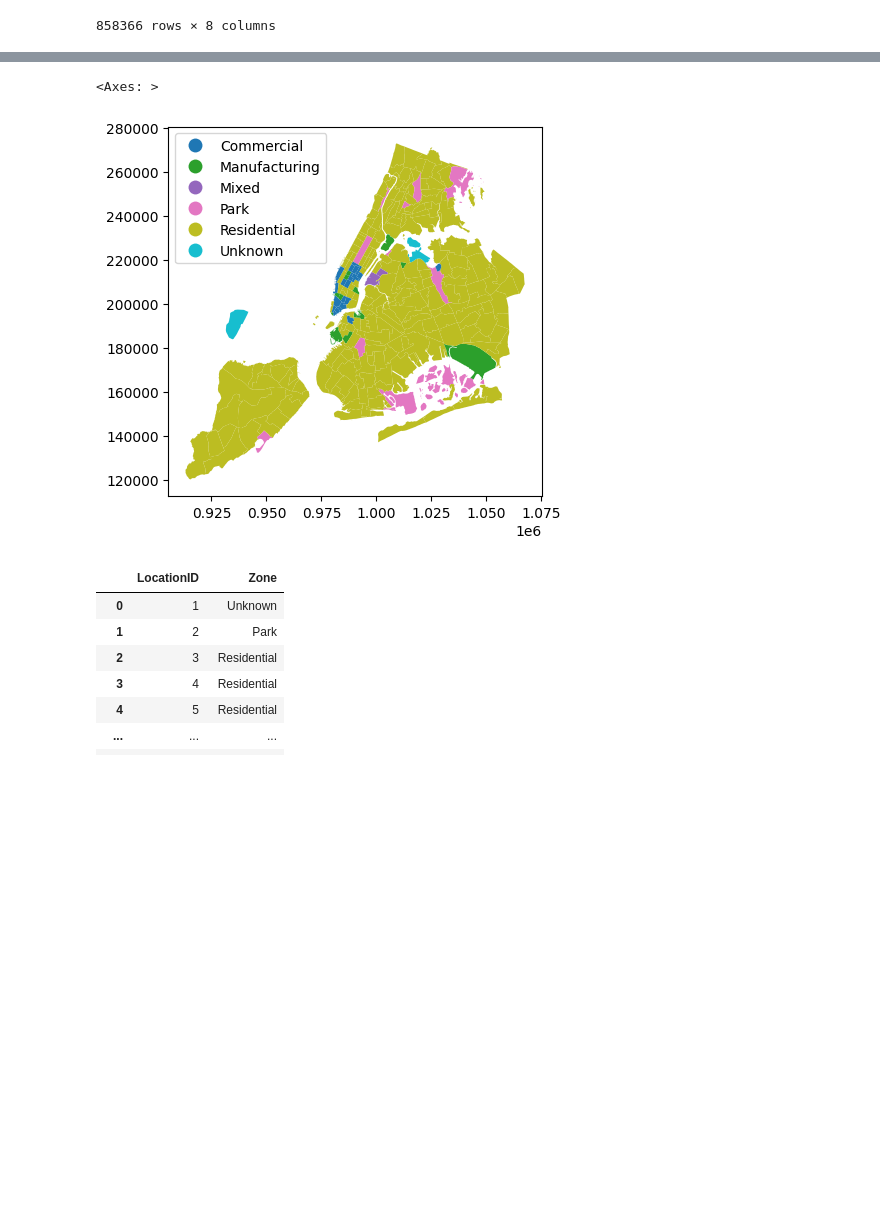
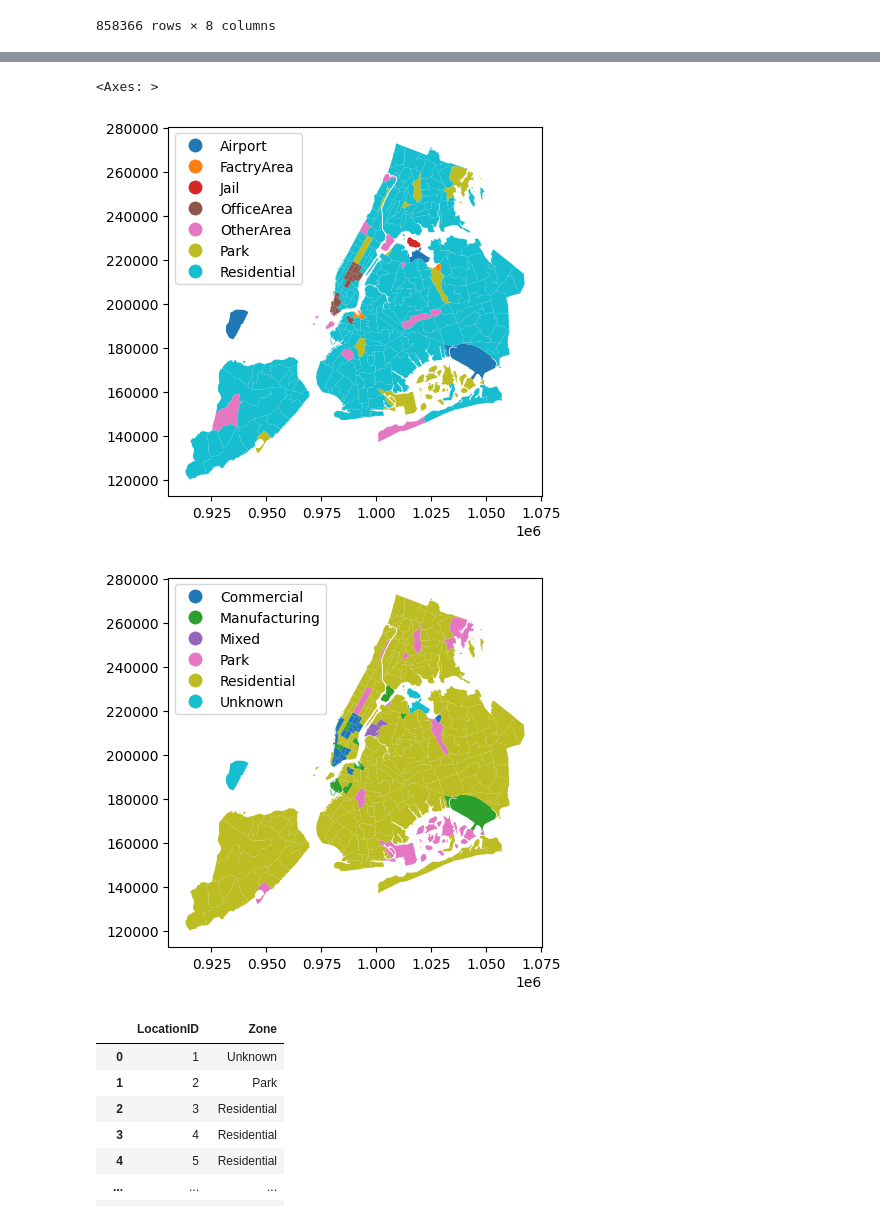
Before and after one commit to TheBarbaraIsTaken/BigData-NYCTaxis, a Jupyter notebook: zone-mapping/taxizones.ipynb, the cells around one changed output, grey strips where cells are left out. Cells and saved outputs as stored; diff of their text form; code cells hidden in the pictures; blank space fills up the shorter version.

Commit message:
change code to determine zoning

```diff
--- a/zone-mapping/taxizones.ipynb
+++ b/zone-mapping/taxizones.ipynb
@@ -35,14 +35,15 @@ from pathlib import Path
 
 # Copy to your home directory the dataset using HDFS
 # hdfs dfs -copyToLocal /user/s3263371/project/buildings
-buildings_dir = Path("/home/s3266443/dataset/buildings/")
+# buildings_dir = Path("/home/s3266443/dataset/buildings/")
+buildings_dir = Path("buildings/")
 
 files = [buildings_dir / "QN.csv", buildings_dir / "SI.csv", buildings_dir / "BK.csv", buildings_dir / "BX.csv", buildings_dir / "MN.csv"]
 
 boroughs = []
 
 for file in files:
-    df = pd.read_csv(file, header=0, usecols=["ZoneDist1", "ZoneDist2", "ZoneDist3", "ZoneDist4", "XCoord", "YCoord"])
+    df = pd.read_csv(file, header=0, usecols=["ZoneDist1", "ComArea", "ResArea", "OfficeArea", "RetailArea", "FactryArea", "OtherArea", "XCoord", "YCoord"])
     boroughs.append(df)
 
 
@@ -59,3 +60,18 @@ buildings.plot(ax=base, marker="o", color="red", markersize=1)
 # %% [output]
 <Axes: >
 [figure]
+# %%
+def largest_zone(row):
+    contained = buildings.within(row["geometry"])
+    if not contained.any():
+        return "Unknown"
+    zone_areas = buildings[contained][["ComArea", "ResArea", "OfficeArea", "RetailArea", "FactryArea", "OtherArea"]].sum()
+    #TODO maybe a weigthing per category, since floor area is not only an approximate measure the zoning of an area
+    zone = zone_areas.idxmax()
+    return zone
+
+
+zones["Zone"] = zones.apply(largest_zone, axis=1)
+zones["LocationID"] = zones.index + 1
+
+zones
@@ -103,7 +133,7 @@ def most_common_zone(row):
     return zone
 
 
-zones["Zone"] = zones.apply(most_common_zone, axis=1)
+zones["Zone2"] = zones.apply(most_common_zone, axis=1)
 zones["LocationID"] = zones.index + 1
 # %%
 zones
@@ -124,8 +154,20 @@ zones
+# %%
+zones.loc[zones["LocationID"] == 1, "Zone"] = "Airport"
+zones.loc[zones["LocationID"] == 132, "Zone"] = "Airport"
+zones.loc[zones["LocationID"] == 138, "Zone"] = "Airport"
+zones.loc[zones["LocationID"] == 199, "Zone"] = "Jail"
+
+zones.loc[zones["Zone"] == "ComArea", "Zone"] = "Commercial"
+zones.loc[zones["Zone"] == "ResArea", "Zone"] = "Residential"
+
+zones.loc[zones["Zone2"] == "Park", "Zone"] = "Park"
 # %%
 zones.plot(column="Zone", legend=True, legend_kwds={"loc": "upper left"})
+zones.plot(column="Zone2", legend=True, legend_kwds={"loc": "upper left"})
 # %% [output]
 <Axes: >
-[figure, old version]
+[figure, new version]
+[figure, added]
 # %%
 zones_df = pd.DataFrame(zones[["LocationID", "Zone"]])
 out_dir = Path("out/")
```
Also changed, not shown: parts of 3 cells of this notebook.
